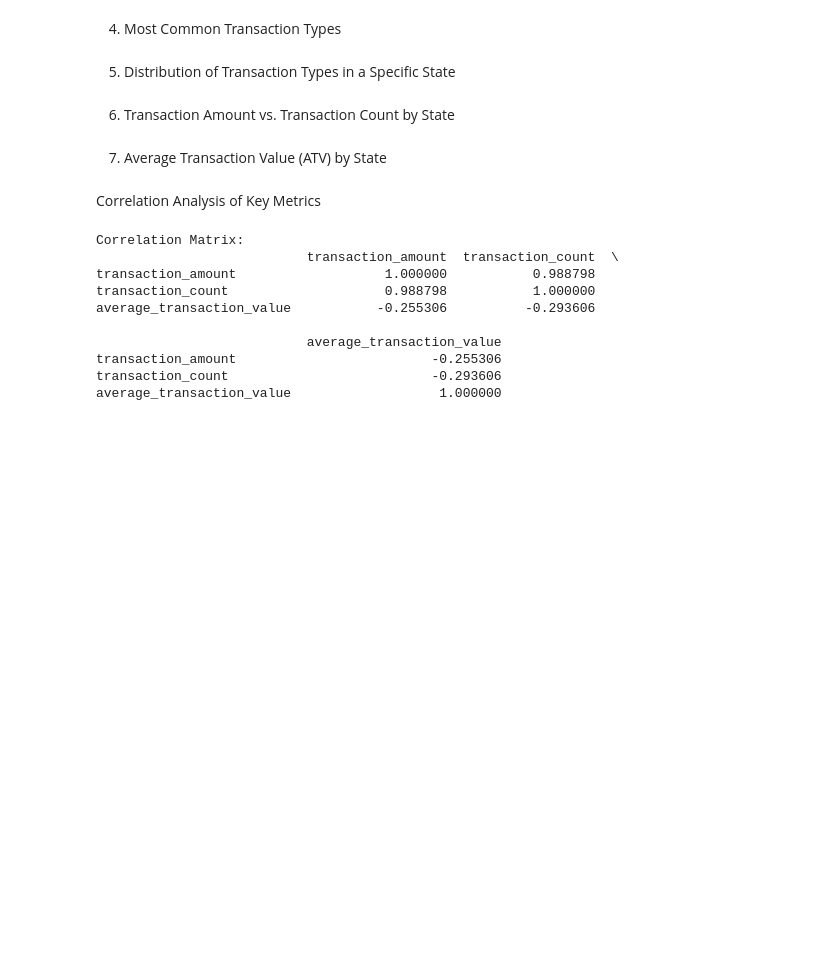
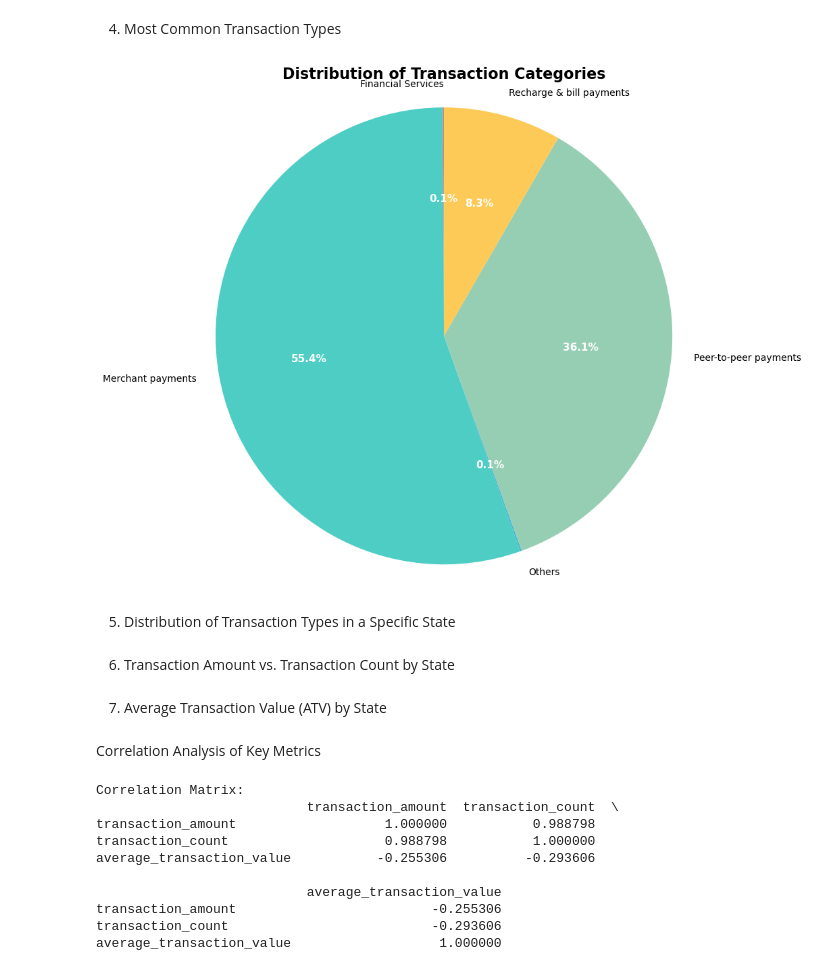
Before and after one commit to nish0753/phonepe_project, a Jupyter notebook: Phonepe_Transaction.ipynb, the cells around one changed output. Saved outputs shown, nothing was run; the diff lists cells and outputs as text; code cells hidden in the pictures; blank space fills up the shorter version.

```diff
--- a/Phonepe_Transaction.ipynb
+++ b/Phonepe_Transaction.ipynb
@@ -130,15 +130,28 @@ fig_quarterly_count.show()
 # %%
 # Group by transaction category and sum the transaction count
 transaction_category_counts = df_filtered.groupby('transaction_category')['transaction_count'].sum().reset_index()
 
 # Create a pie chart to visualize the distribution of transaction categories
-fig_pie_categories = px.pie(transaction_category_counts,
-                       names='transaction_category',
-                       values='transaction_count',
-                       title='Distribution of Transaction Categories',
-                       hole=0.05)
-fig_pie_categories.update_traces(textposition='inside', textinfo='percent+label')
-fig_pie_categories.show()
+plt.figure(figsize=(10, 8))
+colors = ['#FF6B6B', '#4ECDC4', '#45B7D1', '#96CEB4', '#FECA57']
+wedges, texts, autotexts = plt.pie(transaction_category_counts['transaction_count'],
+                                   labels=transaction_category_counts['transaction_category'],
+                                   colors=colors, autopct='%1.1f%%', startangle=90,
+                                   textprops={'fontsize': 10})
+
+plt.title('Distribution of Transaction Categories', fontsize=16, fontweight='bold')
+
+# Make percentage text bold and readable
+for autotext in autotexts:
+    autotext.set_color('white')
+    autotext.set_fontweight('bold')
+    autotext.set_fontsize(11)
+
+plt.axis('equal')
+plt.tight_layout()
+plt.show()
+# %% [output]
+[figure, added]
 # %% [markdown]
 5. Distribution of Transaction Types in a Specific State
 # %%
```
Also changed, not shown: parts of 15 cells of this notebook, 1 other file.
